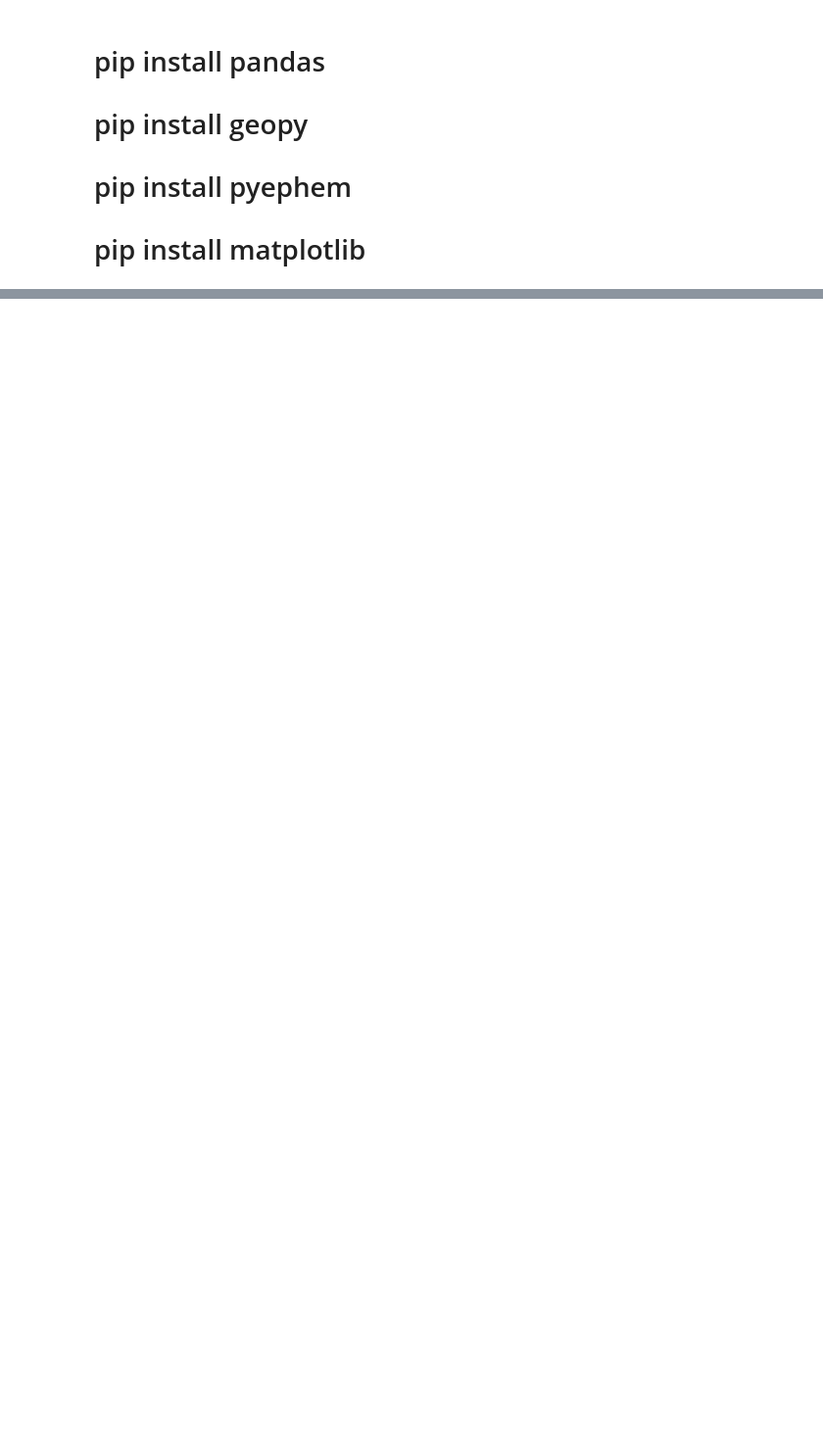
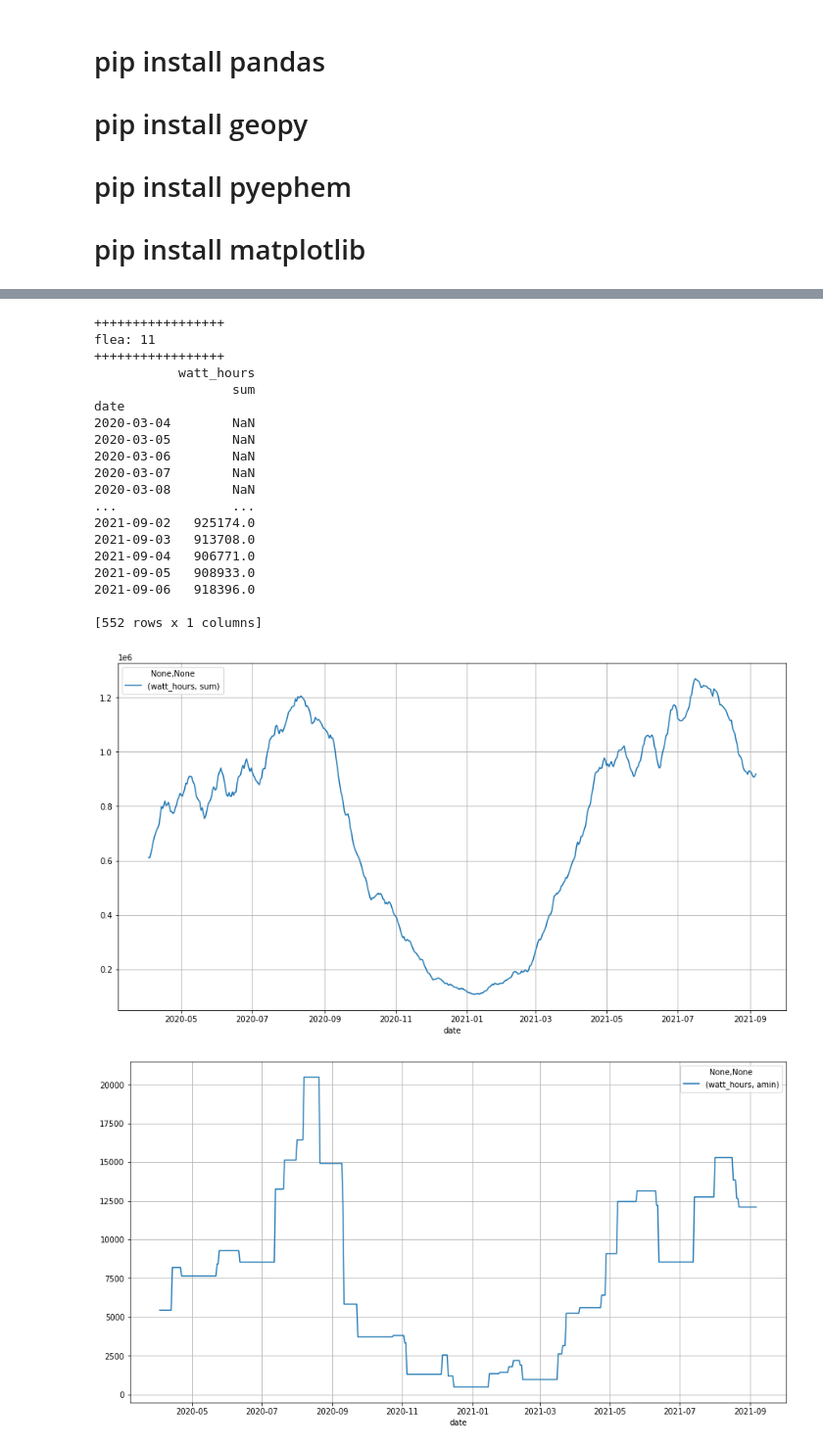
Before and after one commit to electronhead/solarium, a Jupyter notebook: solar.ipynb, the cells around one changed output, grey strips where cells are left out. Shown: that part at 98% size. Drawn from its saved outputs; the diff is of its cells as text; code cells hidden in the pictures; blank space fills up the shorter version.

Commit message:
added some rolling window plots

```diff
--- a/solar.ipynb
+++ b/solar.ipynb
@@ -64,10 +74,45 @@ def slap(arg):
         date2 = date(2021,8,24)
         glee = e.by_date(data, date1, date2)[e.wh].sum()
         print(f"{glee/1000} kWh for prior PGE billing period ({date1} to {date2})\n")
+    elif flea == 11: # 31_day rolling aggregation -- sum, min, mean, max
+        wh = e.by_date(data[[e.d,e.wh]], e.pge_online_date(), e.today())
+        grouped = wh.groupby([e.d]).sum()
+        rolling = grouped.rolling(31).agg([np.sum])
+        print_glee(rolling)
+        rolling.plot(figsize=(15,8),grid=True)
+        rolling = grouped.rolling(31).agg([np.min])
+        rolling.plot(figsize=(15,8),grid=True)
+        rolling = grouped.rolling(31).agg([np.mean])
+        rolling.plot(figsize=(15,8),grid=True)
+        rolling = grouped.rolling(31).agg([np.max])
+        rolling.plot(figsize=(15,8),grid=True)
+        #print_glee(rolling)
 # %%
-for flea in [9, 4, 10,0,1,3]:
-# for flea in [0]:
+#for flea in [9, 4, 10,0,1,3]:
+for flea in [11]:
     print('+++++++++++++++++')
     print('flea:', flea)
     print('+++++++++++++++++')
     slap(flea)
+# %% [output]
++++++++++++++++++
+flea: 11
++++++++++++++++++
+           watt_hours
+                  sum
+date
+2020-03-04        NaN
+2020-03-05        NaN
+2020-03-06        NaN
+2020-03-07        NaN
+2020-03-08        NaN
+...               ...
+2021-09-02   925174.0
+2021-09-03   913708.0
+2021-09-04   906771.0
+2021-09-05   908933.0
+2021-09-06   918396.0
+
+[552 rows x 1 columns]
+[figure, added]
+[figure, added]
```
Also changed, not shown: parts of 3 cells of this notebook, 1 other file.
